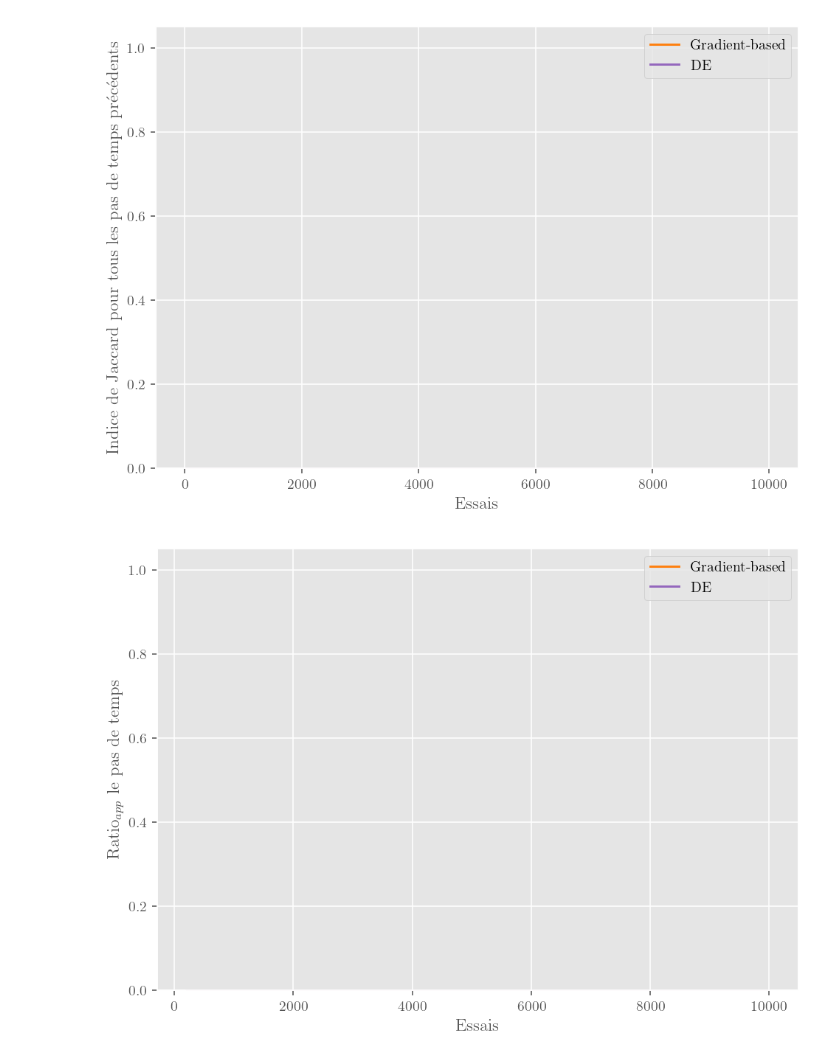
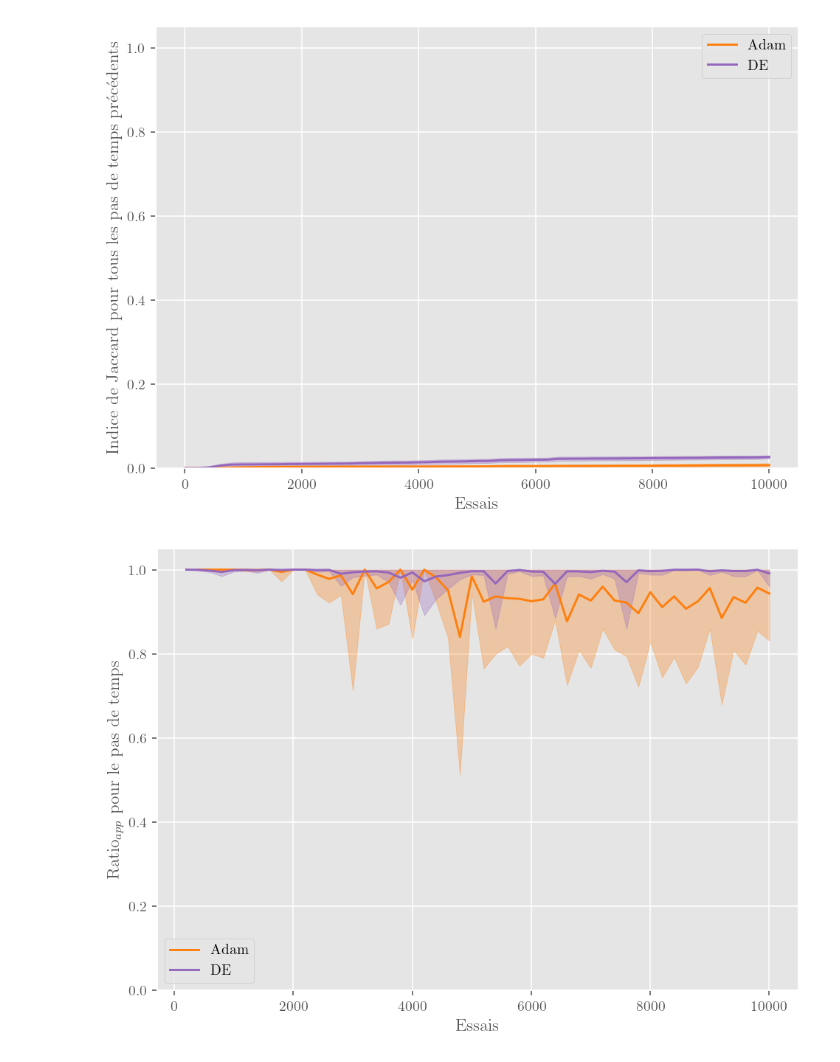
Before and after one commit to Quoding/optimneuralbandits, a Jupyter notebook: testing/viz/vizualize_perf_metrics.ipynb, the cells around one changed output. Drawn from its saved outputs; the diff is of its cells as text; code cells hidden in the pictures.

```diff
--- a/testing/viz/vizualize_perf_metrics.ipynb
+++ b/testing/viz/vizualize_perf_metrics.ipynb
@@ -22,8 +26,9 @@ saves_path = '../saves'
 # %%
 experiments = [
-    "50_rx_100000_combis_4_patterns_3_bs512_warmup10000_nmembers512_valnoval_ldsTrue_trainevery10_patience25_usedecay_lrplateau_nonoise",
-    "DE_50_rx_100000_combis_4_patterns_3_bs512_warmup10000_nmembers32_valnoval_ldsTrue_trainevery10_patience25_usedecay_lrplateau_nonoise",
+    "100_rx_100000_combis_10_patterns_35_bs512_warmup20000_nmembers512_valnoval_ldsTrue_trainevery10_patience25_usedecay_lrplateau_layers1_nonoise",
+    "DE_100_rx_100000_combis_10_patterns_35_bs512_warmup20000_nmembers32_valnoval_ldsTrue_trainevery10_patience25_usedecay_lrplateau_layers1_nonoise",
 ]
+prefix = "100_1layer"
 n_trials = 10000
 n_runs = 25
 metrics_dict = {}
@@ -38,7 +43,7 @@ for exp in experiments:
             metrics_dict[exp][metric].append(torch.load(path))
 # %%
 colors = ["tab:orange", "tab:purple", "tab:green", "tab:red", "tab:cyan", "tab:brown"]
-labels = ["Gradient-based", "DE"]
+labels = ["Adam", "DE"]
 interval = 200
 upper_lim = 20100
 labels_fn = "_vs_".join(labels)
@@ -106,32 +102,32 @@ plt.ylim(0, 1.05)
 plt.tight_layout()
 
 # plt.show()
-plt.savefig(f'images/polypharmacy/perf/{metric}_{labels_fn}')
+plt.savefig(f'images/polypharmacy/perf/{prefix}_{metric}_{labels_fn}')
 # %% [output]
-[figure, old version]
+[figure, new version]
 # %%
 metric = "ratio_apps"
 
 for i, exp in enumerate(metrics_dict.keys()):
     means = np.nanmean(metrics_dict[exp][metric], axis=0)[: (upper_lim // interval)]
     stds = np.nanstd(metrics_dict[exp][metric], axis=0)[: (upper_lim // interval)]
     x = np.arange(len(means)) * interval
 
     plt.plot(x, means, color=colors[i], label=labels[i])
     plt.fill_between(
         x,
         np.clip(means - stds, 0, 1),
         np.clip(means + stds, 0, 1),
         color=colors[i],
         alpha=0.3,
     )
     plt.xlabel("Essais")
-    plt.ylabel("Ratio$_{app}$ le pas de temps")
+    plt.ylabel("Ratio$_{app}$ pour le pas de temps")
 plt.legend()
 plt.ylim(0, 1.05)
 plt.tight_layout()
 # plt.show()
-plt.savefig(f'images/polypharmacy/perf/{metric}_{labels_fn}')
+plt.savefig(f'images/polypharmacy/perf/{prefix}_{metric}_{labels_fn}')
 # %% [output]
-[figure, old version]
+[figure, new version]
 # %%
```
Also changed, not shown: parts of 12 cells of this notebook, 5 other files.
